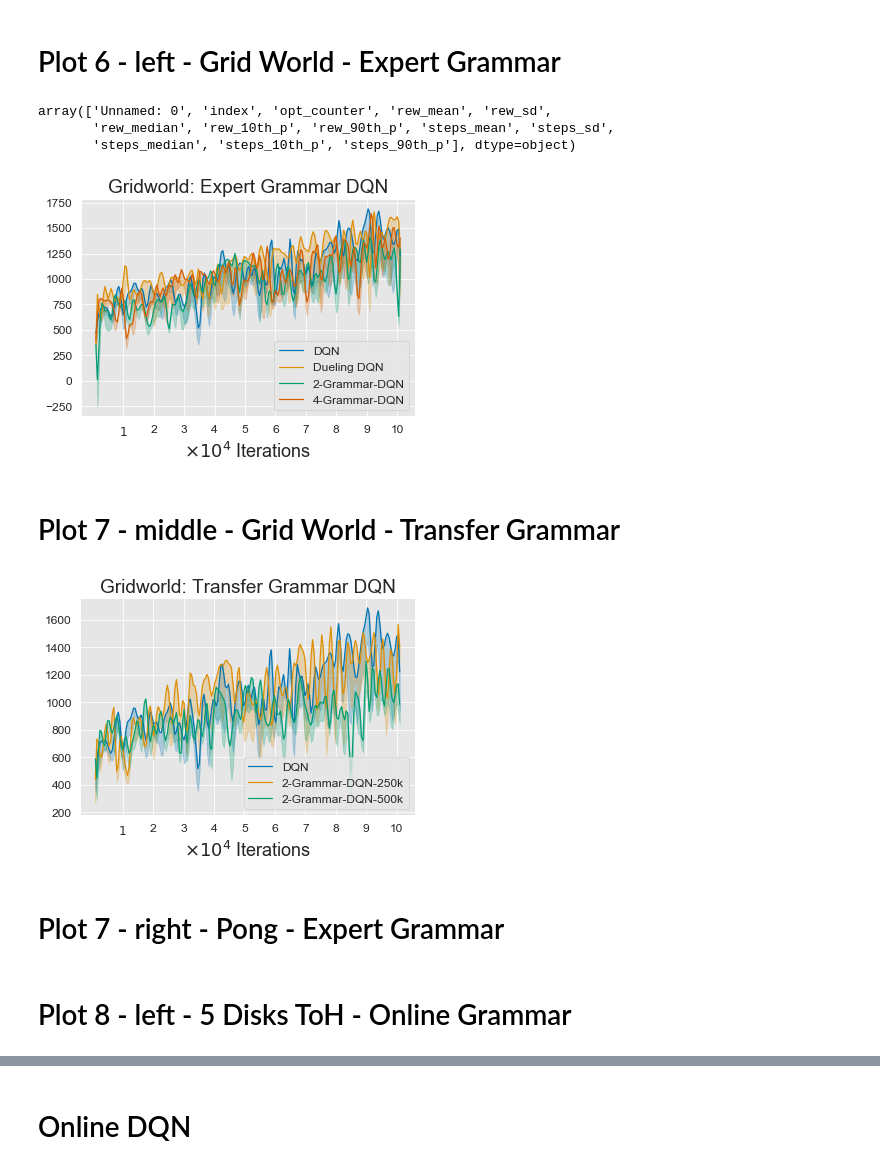
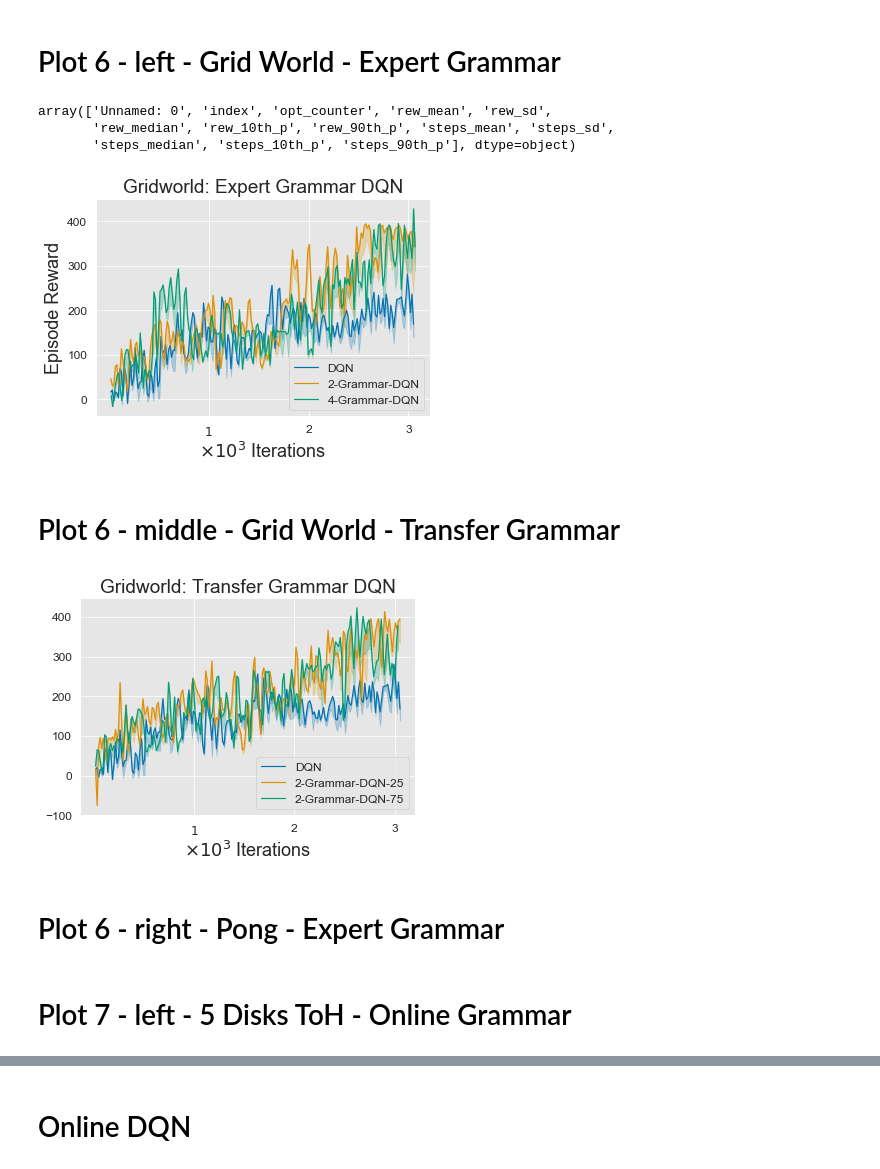
Before and after one commit to RobertTLange/action-grammars-hrl, a Jupyter notebook: visualize_results.ipynb, the cells around one changed output, grey strips where cells are left out. Cells and saved outputs as stored; diff of their text form; code cells hidden in the pictures.

```diff
--- a/visualize_results.ipynb
+++ b/visualize_results.ipynb
@@ -159,44 +164,50 @@ def smooth(its, ts_med, ts_10p, ts_90p, T, k):
     spl_90p = make_interp_spline(its, ts_90p, k=k)
     smooth_90p = spl_med(its_n)
     return its_n, smooth_med, smooth_10p, smooth_90p
+# %%
+results_path_dqn = "results/OLD/GRIDWORLD/"
+#results_path_dqn = "results/OLD/"
+
+dqn = pd.read_csv(results_path_dqn + "5_RUNS_MLP-DQN_MLP_agent_stats.csv")
+# dueling_dqn = pd.read_csv(results_path_dqn + "4_RUNS_MLP-Dueling-DQN_dueling_stats.csv")
+dqn_g_expert_2macros = pd.read_csv(results_path_dqn + "5_RUNS_MLP-DQN_2_expert_grammar_stats_3000.csv")
+dqn_g_expert_4macros = pd.read_csv(results_path_dqn + "5_RUNS_MLP-DQN_4_expert_grammar_stats_3000.csv")
+
+dqn.columns.values
+# %% [output]
+array(['Unnamed: 0', 'index', 'opt_counter', 'rew_mean', 'rew_sd',
+       'rew_median', 'rew_10th_p', 'rew_90th_p', 'steps_mean', 'steps_sd',
+       'steps_median', 'steps_10th_p', 'steps_90th_p'], dtype=object)
 # %%
-results_path_dqn = "results/GRIDWORLD/"
-dqn = pd.read_csv(results_path_dqn + "4_RUNS_MLP-DQN_dqn_stats.csv")
-dueling_dqn = pd.read_csv(results_path_dqn + "4_RUNS_MLP-Dueling-DQN_dueling_stats.csv")
-
-dqn_g_expert_2macros = pd.read_csv(results_path_dqn + "4_RUNS_MLP-DQN_grid_expert_1M.csv")
-dqn_g_expert_4macros = pd.read_csv(results_path_dqn + "4_RUNS_MLP-DQN_grid_expert_1M_4Macros.csv")
-
-dqn.columns.values
+# dqn = pd.read_csv(results_path_dqn + "4_RUNS_MLP-DQN_dqn_stats.csv")
+# dueling_dqn = pd.read_csv(results_path_dqn + "4_RUNS_MLP-Dueling-DQN_dueling_stats.csv")
+# dqn_g_expert_2macros = pd.read_csv(results_path_dqn + "4_RUNS_MLP-DQN_grid_expert_1M.csv")
+# dqn_g_expert_4macros = pd.read_csv(results_path_dqn + "4_RUNS_MLP-DQN_grid_expert_1M_4Macros.csv")
-# %% [output]
-array(['Unnamed: 0', 'index', 'opt_counter', 'rew_mean', 'rew_sd',
-       'rew_median', 'rew_10th_p', 'rew_90th_p', 'steps_mean', 'steps_sd',
-       'steps_median', 'steps_10th_p', 'steps_90th_p'], dtype=object)
 # %%
-T_sub = 100
+T_sub = 150
 T = 200
 k = 5
 
 its_dqn, rew_med_dqn, rew_10_dqn, rew_90_dqn = smooth(*get_stats(dqn, T_sub), T, k)
-its_dueling_dqn, rew_med_dueling_dqn, rew_10_dueling_dqn, rew_90_dueling_dqn = smooth(*get_stats(dueling_dqn, T_sub), T, k)
+#its_dueling_dqn, rew_med_dueling_dqn, rew_10_dueling_dqn, rew_90_dueling_dqn = smooth(*get_stats(dueling_dqn, T_sub), T, k)
 its_dqn_g_expert_2macros, rew_med_dqn_g_expert_2macros, rew_10_dqn_g_expert_2macros, rew_90_dqn_g_expert_2macros = smooth(*get_stats(dqn_g_expert_2macros, T_sub), T, k)
 its_dqn_g_expert_4macros, rew_med_dqn_g_expert_4macros, rew_10_dqn_g_expert_4macros, rew_90_dqn_g_expert_4macros = smooth(*get_stats(dqn_g_expert_4macros, T_sub), T, k)
 # %%
-its_list = [its_dqn, its_dueling_dqn, its_dqn_g_expert_2macros, its_dqn_g_expert_4macros]
-rew_med_list = [rew_med_dqn, rew_med_dueling_dqn, rew_med_dqn_g_expert_2macros, rew_med_dqn_g_expert_4macros]
-rew_10p_list = [rew_10_dqn, rew_10_dueling_dqn, rew_10_dqn_g_expert_2macros, rew_10_dqn_g_expert_4macros]
-rew_90p_list = [rew_90_dqn, rew_90_dueling_dqn, rew_90_dqn_g_expert_2macros, rew_90_dqn_g_expert_4macros]
-ticks_spacing = 10000
-labels_list = ["DQN", "Dueling DQN", "2-Grammar-DQN", "4-Grammar-DQN"]
-x_label = r"$\times 10^4$ Iterations"
-y_label = None
+its_list = [its_dqn, its_dqn_g_expert_2macros, its_dqn_g_expert_4macros]
+rew_med_list = [rew_med_dqn, rew_med_dqn_g_expert_2macros, rew_med_dqn_g_expert_4macros]
+rew_10p_list = [rew_10_dqn, rew_10_dqn_g_expert_2macros, rew_10_dqn_g_expert_4macros]
+rew_90p_list = [rew_90_dqn, rew_90_dqn_g_expert_2macros, rew_90_dqn_g_expert_4macros]
+ticks_spacing = 1000
+labels_list = ["DQN", "2-Grammar-DQN", "4-Grammar-DQN"]
+x_label = r"$\times 10^3$ Iterations"
+y_label = "Episode Reward"
 title = "Gridworld: Expert Grammar DQN"
 save_fname = "figures/f6_left_gridworld_expert.png"
 
 plot_results(its_list, rew_med_list, rew_10p_list, rew_90p_list,
              ticks_spacing, labels_list, x_label, y_label, title, save_fname)
 # %% [output]
-[figure, old version]
+[figure, new version]
 # %% [markdown]
-# Plot 7 - middle - Grid World - Transfer Grammar
+# Plot 6 - middle - Grid World - Transfer Grammar
 # %%
@@ -210,9 +224,9 @@ its_list = [its_dqn, its_dqn_g_250_2macros, its_dqn_g_500_2macros]
 rew_med_list = [rew_med_dqn, rew_med_dqn_g_250_2macros, rew_med_dqn_g_500_2macros]
 rew_10p_list = [rew_10_dqn, rew_10_dqn_g_250_2macros, rew_10_dqn_g_500_2macros]
 rew_90p_list = [rew_90_dqn, rew_90_dqn_g_250_2macros, rew_90_dqn_g_500_2macros]
-ticks_spacing = 10000
-labels_list = ["DQN", "2-Grammar-DQN-250k", "2-Grammar-DQN-500k"]
-x_label = r"$\times 10^4$ Iterations"
+ticks_spacing = 1000
+labels_list = ["DQN", "2-Grammar-DQN-25", "2-Grammar-DQN-75"]
+x_label = r"$\times 10^3$ Iterations"
 y_label = None
 title = "Gridworld: Transfer Grammar DQN"
 save_fname = "figures/f6_middle_gridworld_transfer.png"
@@ -220,8 +234,8 @@ save_fname = "figures/f6_middle_gridworld_transfer.png"
 plot_results(its_list, rew_med_list, rew_10p_list, rew_90p_list,
              ticks_spacing, labels_list, x_label, y_label, title, save_fname)
 # %% [output]
-[figure, old version]
+[figure, new version]
 # %% [markdown]
-# Plot 7 - right - Pong - Expert Grammar
+# Plot 6 - right - Pong - Expert Grammar
 # %% [markdown]
-# Plot 8 - left - 5 Disks ToH - Online Grammar
+# Plot 7 - left - 5 Disks ToH - Online Grammar
```
Also changed, not shown: parts of 16 cells of this notebook, 20 other files.
